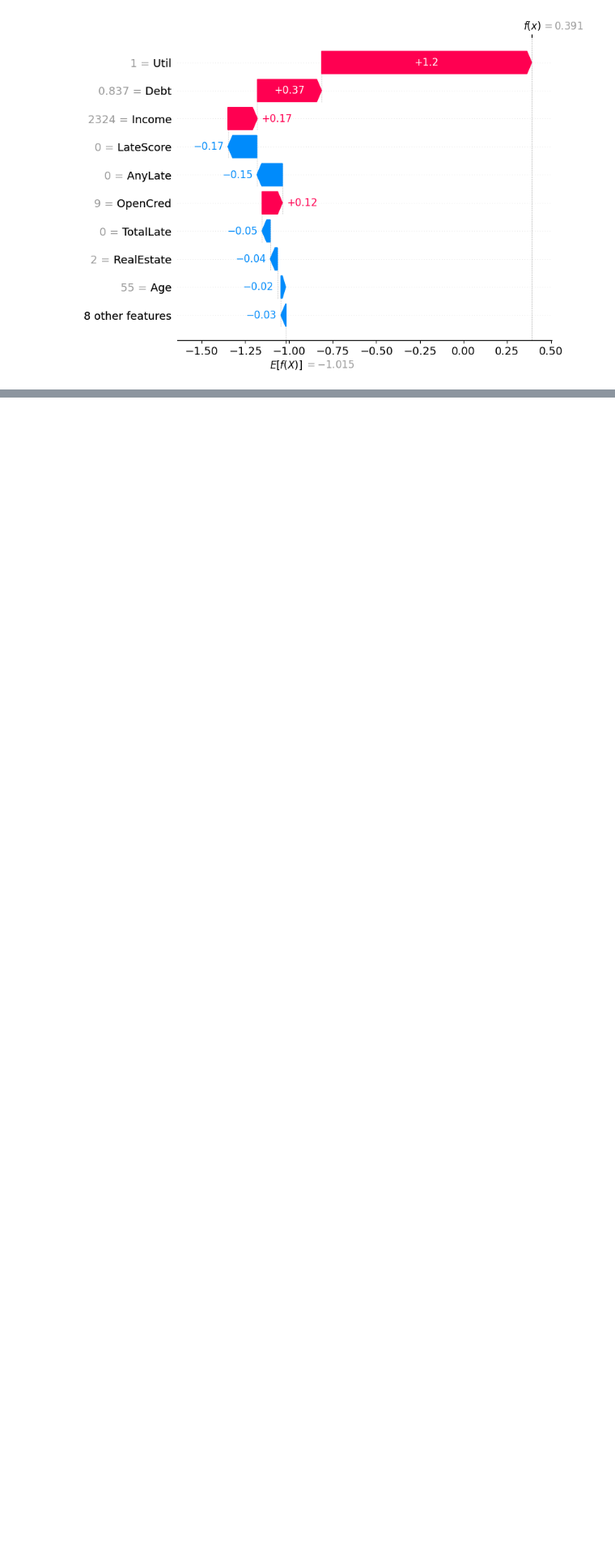
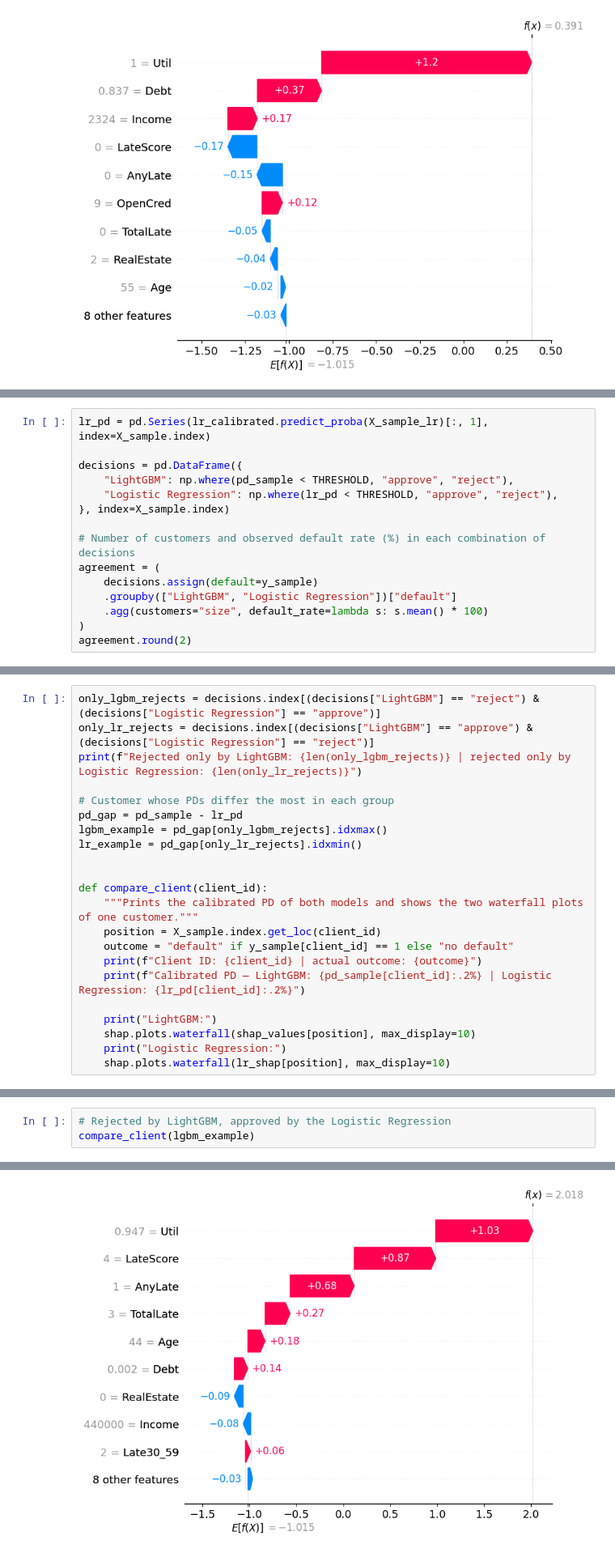
Before and after one commit to hnascimento96/Credit-Risk-Modeling, a Jupyter notebook: notebooks/shap_analysis.ipynb, the cells around one changed output, grey strips where cells are left out. Shown at 81% size. Drawn from its saved outputs; the diff is of its cells as text; blank space fills up the shorter version.

```diff
--- a/notebooks/shap_analysis.ipynb
+++ b/notebooks/shap_analysis.ipynb
@@ -377,0 +459,15 @@ Actual outcome: no default
+# %%
+lr_pd = pd.Series(lr_calibrated.predict_proba(X_sample_lr)[:, 1], index=X_sample.index)
+
+decisions = pd.DataFrame({
+    "LightGBM": np.where(pd_sample < THRESHOLD, "approve", "reject"),
+    "Logistic Regression": np.where(lr_pd < THRESHOLD, "approve", "reject"),
+}, index=X_sample.index)
+
+# Number of customers and observed default rate (%) in each combination of decisions
+agreement = (
+    decisions.assign(default=y_sample)
+    .groupby(["LightGBM", "Logistic Regression"])["default"]
+    .agg(customers="size", default_rate=lambda s: s.mean() * 100)
+)
+agreement.round(2)
@@ -377,0 +487,22 @@ Actual outcome: no default
+# %%
+only_lgbm_rejects = decisions.index[(decisions["LightGBM"] == "reject") & (decisions["Logistic Regression"] == "approve")]
+only_lr_rejects = decisions.index[(decisions["LightGBM"] == "approve") & (decisions["Logistic Regression"] == "reject")]
+print(f"Rejected only by LightGBM: {len(only_lgbm_rejects)} | rejected only by Logistic Regression: {len(only_lr_rejects)}")
+
+# Customer whose PDs differ the most in each group
+pd_gap = pd_sample - lr_pd
+lgbm_example = pd_gap[only_lgbm_rejects].idxmax()
+lr_example = pd_gap[only_lr_rejects].idxmin()
+
+
+def compare_client(client_id):
+    """Prints the calibrated PD of both models and shows the two waterfall plots of one customer."""
+    position = X_sample.index.get_loc(client_id)
+    outcome = "default" if y_sample[client_id] == 1 else "no default"
+    print(f"Client ID: {client_id} | actual outcome: {outcome}")
+    print(f"Calibrated PD — LightGBM: {pd_sample[client_id]:.2%} | Logistic Regression: {lr_pd[client_id]:.2%}")
+
+    print("LightGBM:")
+    shap.plots.waterfall(shap_values[position], max_display=10)
+    print("Logistic Regression:")
+    shap.plots.waterfall(lr_shap[position], max_display=10)
@@ -377,0 +511,4 @@ Actual outcome: no default
+# %%
+# Rejected by LightGBM, approved by the Logistic Regression
+compare_client(lgbm_example)
+# %% [output]
@@ -377,0 +518 @@ Actual outcome: no default
+[figure, added]
```
Also changed, not shown: parts of 14 cells of this notebook.
